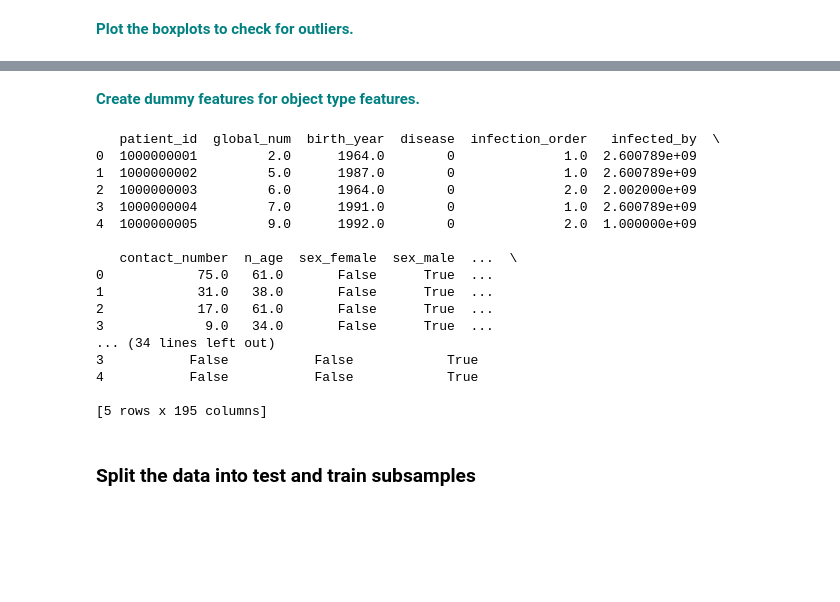
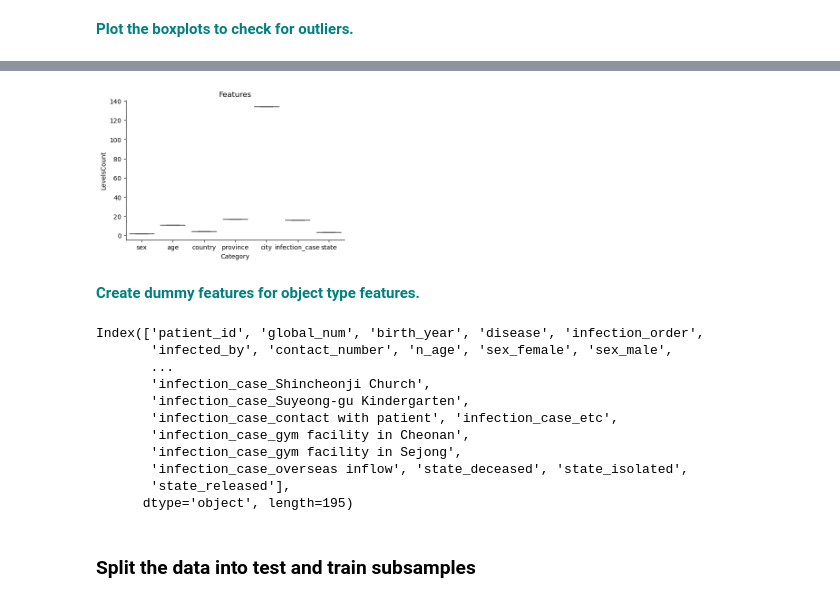
Before and after one commit to mchar95/Case_Studies, a Jupyter notebook: RandomForest_casestudy_covid19.ipynb, the cells around one changed output, grey strips where cells are left out. Saved outputs shown, nothing was run; the diff lists cells and outputs as text; code cells hidden in the pictures; blank space fills up the shorter version.

```diff
--- a/RandomForest_casestudy_covid19.ipynb
+++ b/RandomForest_casestudy_covid19.ipynb
@@ -345,26 +326,33 @@ _ = plt.title('Boxplot for all Features')
+# %%
+cat_cols = vn.select_dtypes(include=['object']).columns
+
+target = 'LevelsCount'
+
+vn_melted = vn.melt(id_vars=target, value_vars=cat_cols, var_name='Categorical Feature', value_name='Category')
+
+_ = sns.catplot(x='Category', y=target, col='Categorical Feature',
+            data=vn_melted, kind='box', col_wrap=3, height=4, aspect=1.3)
+
+_ = plt.title('Features')
+# %% [output]
+[figure, added]
 # %% [markdown]
 **<font color='teal'> Create dummy features for object type features. </font>**
 # %%
 df_dummy_variables = pd.get_dummies(df, drop_first=False)
-print(df_dummy_variables.head())
+print(df_dummy_variables.columns)
 # %% [output]
-   patient_id  global_num  birth_year  disease  infection_order   infected_by  \
-0  1000000001         2.0      1964.0        0              1.0  2.600789e+09
-1  1000000002         5.0      1987.0        0              1.0  2.600789e+09
-2  1000000003         6.0      1964.0        0              2.0  2.002000e+09
-3  1000000004         7.0      1991.0        0              1.0  2.600789e+09
-4  1000000005         9.0      1992.0        0              2.0  1.000000e+09
-
-   contact_number  n_age  sex_female  sex_male  ...  \
-0            75.0   61.0       False      True  ...
-1            31.0   38.0       False      True  ...
-2            17.0   61.0       False      True  ...
-3             9.0   34.0       False      True  ...
-... (34 lines left out)
-3           False           False            True
-4           False           False            True
-
-[5 rows x 195 columns]
+Index(['patient_id', 'global_num', 'birth_year', 'disease', 'infection_order',
+       'infected_by', 'contact_number', 'n_age', 'sex_female', 'sex_male',
+       ...
+       'infection_case_Shincheonji Church',
+       'infection_case_Suyeong-gu Kindergarten',
+       'infection_case_contact with patient', 'infection_case_etc',
+       'infection_case_gym facility in Cheonan',
+       'infection_case_gym facility in Sejong',
+       'infection_case_overseas inflow', 'state_deceased', 'state_isolated',
+       'state_released'],
+      dtype='object', length=195)
 # %% [markdown]
 ### Split the data into test and train subsamples
 # %%
```
Also changed, not shown: parts of 4 cells of this notebook.
